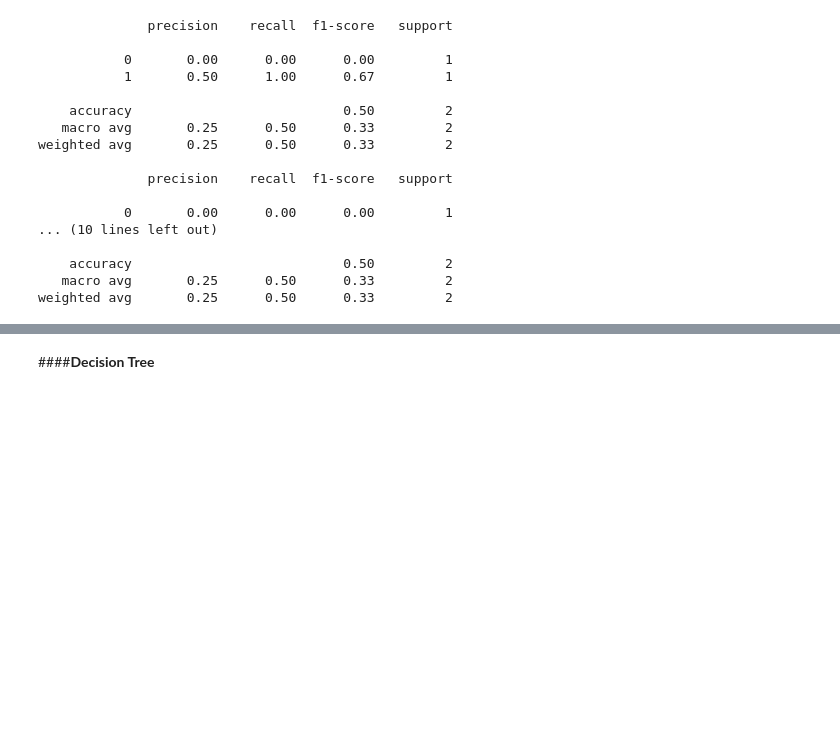
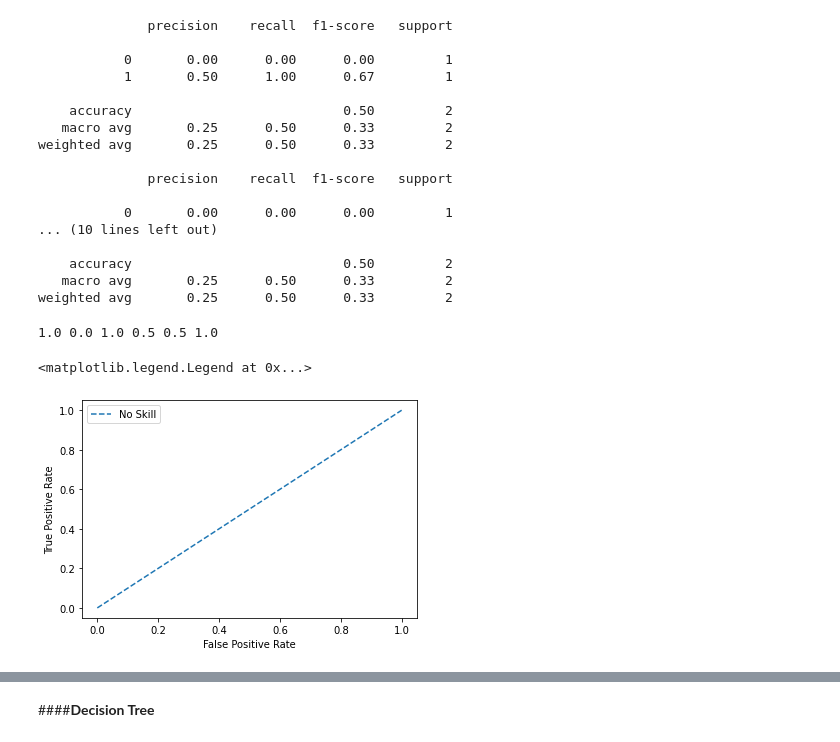
Before and after one commit to Sirabhop/Preclinical-AD-EEG-classification, a Jupyter notebook: Machine_Learning_Modeling.ipynb, the cells around one changed output, grey strips where cells are left out. Cells and saved outputs as stored; diff of their text form; code cells hidden in the pictures; blank space fills up the shorter version.

```diff
--- a/Machine_Learning_Modeling.ipynb
+++ b/Machine_Learning_Modeling.ipynb
@@ -200,3 +200,47 @@ weighted avg       0.25      0.50      0.33         2
     accuracy                           0.50         2
    macro avg       0.25      0.50      0.33         2
 weighted avg       0.25      0.50      0.33         2
+# %%
+# get probs
+ns_probs = [0 for _ in range(len(y_1_test))]
+svm_1_probs = clf_svm_1.predict_proba(X_1_test)
+svm_2_probs = clf_svm_2.predict_proba(X_2_test)
+svm_3_probs = clf_svm_3.predict_proba(X_3_test)
+dt_1_probs = clf_dt_1.predict_proba(X_1_test)
+dt_2_probs = clf_dt_2.predict_proba(X_2_test)
+dt_3_probs = clf_dt_3.predict_proba(X_3_test)
+
+svm_1_probs = svm_1_probs[:, 1]
+svm_2_probs = svm_2_probs[:, 1]
+svm_3_probs = svm_3_probs[:, 1]
+dt_1_probs = dt_1_probs[:, 1]
+dt_2_probs = dt_2_probs[:, 1]
+dt_3_probs = dt_3_probs[:, 1]
+# %%
+ns_auc = roc_auc_score(y_1_test, ns_probs)
+svm1_auc = roc_auc_score(y_1_test, svm_1_probs)
+svm2_auc = roc_auc_score(y_2_test, svm_2_probs)
+svm3_auc = roc_auc_score(y_3_test, svm_3_probs)
+dt1_auc = roc_auc_score(y_1_test, dt_1_probs)
+dt2_auc = roc_auc_score(y_2_test, dt_2_probs)
+dt3_auc = roc_auc_score(y_3_test, dt_3_probs)
+
+ns_fpr, ns_tpr, _ = roc_curve(y_1_test, ns_probs)
+svm1_fpr, svm1_tpr, _ = roc_curve(y_1_test, svm_1_probs)
+svm2_fpr, svm2_tpr, _ = roc_curve(y_2_test, svm_2_probs)
+svm3_fpr, svm3_tpr, _ = roc_curve(y_3_test, svm_3_probs)
+dt1_fpr, dt1_tpr, _ = roc_curve(y_1_test, dt_1_probs)
+dt2_fpr, dt2_tpr, _ = roc_curve(y_2_test, dt_2_probs)
+dt3_fpr, dt3_tpr, _ = roc_curve(y_3_test, dt_3_probs)
+# %%
+print(svm1_auc, svm2_auc, svm3_auc, dt1_auc, dt2_auc, dt3_auc)
+# %% [output]
+1.0 0.0 1.0 0.5 0.5 1.0
+# %%
+plt.plot(ns_fpr, ns_tpr, linestyle='--', label='No Skill')
+plt.xlabel('False Positive Rate')
+plt.ylabel('True Positive Rate')
+plt.legend()
+# %% [output]
+<matplotlib.legend.Legend at 0x...>
+[figure, added]
```
Also changed, not shown: parts of 9 cells of this notebook.
